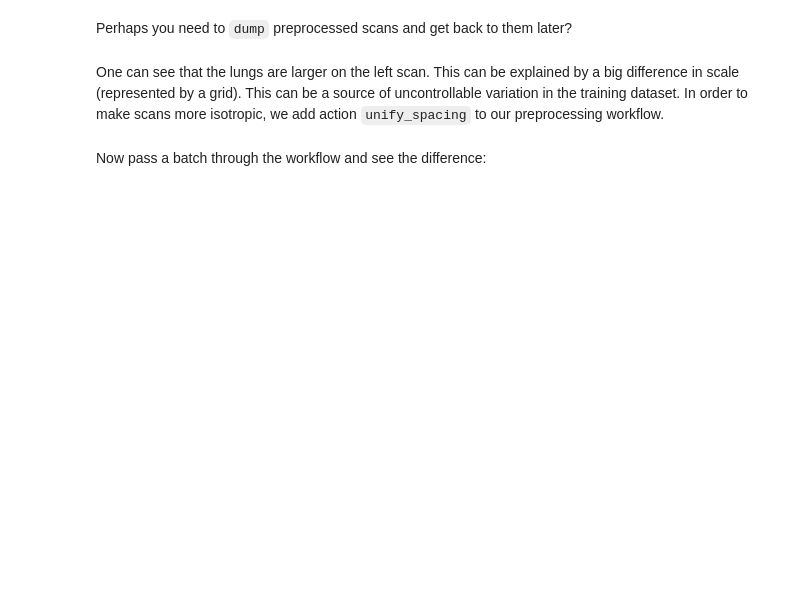
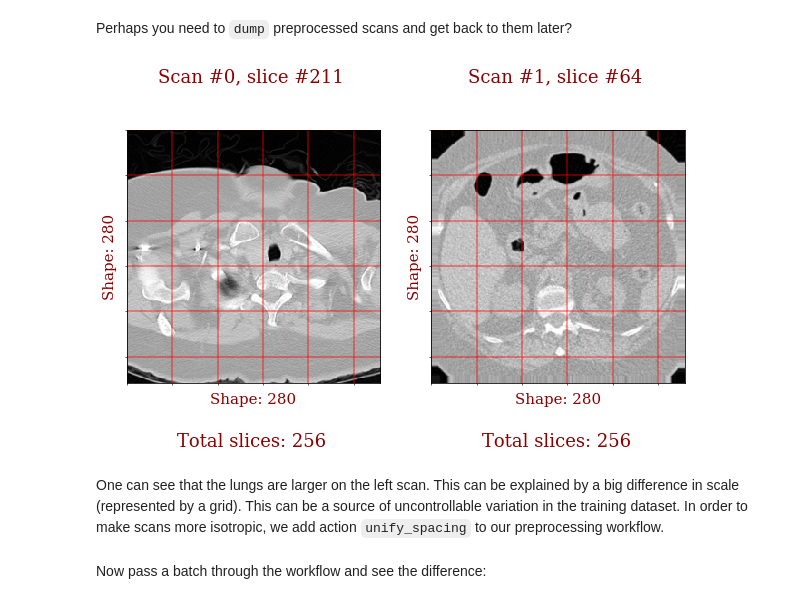
Before and after one commit to analysiscenter/radio, a Jupyter notebook: examples/NB.ipynb, the cells around one changed output. Cells and saved outputs as stored; diff of their text form; code cells hidden in the pictures; blank space fills up the shorter version.

Commit message:
use raw_blosc

```diff
--- a/examples/NB.ipynb
+++ b/examples/NB.ipynb
@@ -1,5 +1,8 @@
 # %% [markdown]
 # Building cancer-detection system with RadIO
+# %%
+PATH_TO_FOLDER = '../../../pydata/' # your local path do downloaded folder
+# PATH_TO_SAMPLE = '/home/aleQxander/Work/Temp/unrarred/needed/other/_demo_data/'
 # %% [markdown]
 ## 1. CT-scans and Lung-cancer
 # %%
@@ -107,13 +108,20 @@ sys.path.append('../tutorials/')
 # %%
 from utils import show_slices
 import numpy as np
-ixs = np.array(['1.3.6.1.4.1.14519.5.2.1.6279.6001.768276876111112560631432843476',
-                '1.3.6.1.4.1.14519.5.2.1.6279.6001.621916089407825046337959219998'])
+# ixs = np.array(['1.3.6.1.4.1.14519.5.2.1.6279.6001.768276876111112560631432843476',
+#                 '1.3.6.1.4.1.14519.5.2.1.6279.6001.621916089407825046337959219998'])
 
+# two_scans_dataset = Dataset(index=luna_index.create_subset(ixs), batch_class=CTIMB)
 
-two_scans_dataset = Dataset(index=luna_index.create_subset(ixs), batch_class=CTImagesMaskedBatch)
-batch = (two_scans_dataset >> preprocessing).next_batch(2, shuffle=False)   # pass a batch through the workflow
-show_slices(batch, scan_indices=[0, 1], ns_slice=[211, 67], grid=True, clims=(0, 255))
+two_scans_dataset = Dataset(index=FilesIndex(path=os.path.join(PATH_TO_FOLDER, 'raw_blosc/*'),
+                        dirs=True), batch_class=CTIMB)
+
+preprocessing = Pipeline().load(fmt='blosc', components=['images', 'spacing', 'origin'])
+batch = (two_scans_dataset >> preprocessing).next_batch(2, shuffle=False)
+# %%
+show_slices(batch, scan_indices=[0, 1], ns_slice=[211, 64], grid=True, clims=(0, 255))
+# %% [output]
+[figure, added]
 # %% [markdown]
 One can see that the lungs are larger on the left scan. This can be explained by a big difference in scale (represented by a grid). This can be a source of uncontrollable variation in the training dataset. In order to make scans more isotropic, we add action `unify_spacing` to our preprocessing workflow.
 # %%
```
Also changed, not shown: parts of 19 cells of this notebook.
